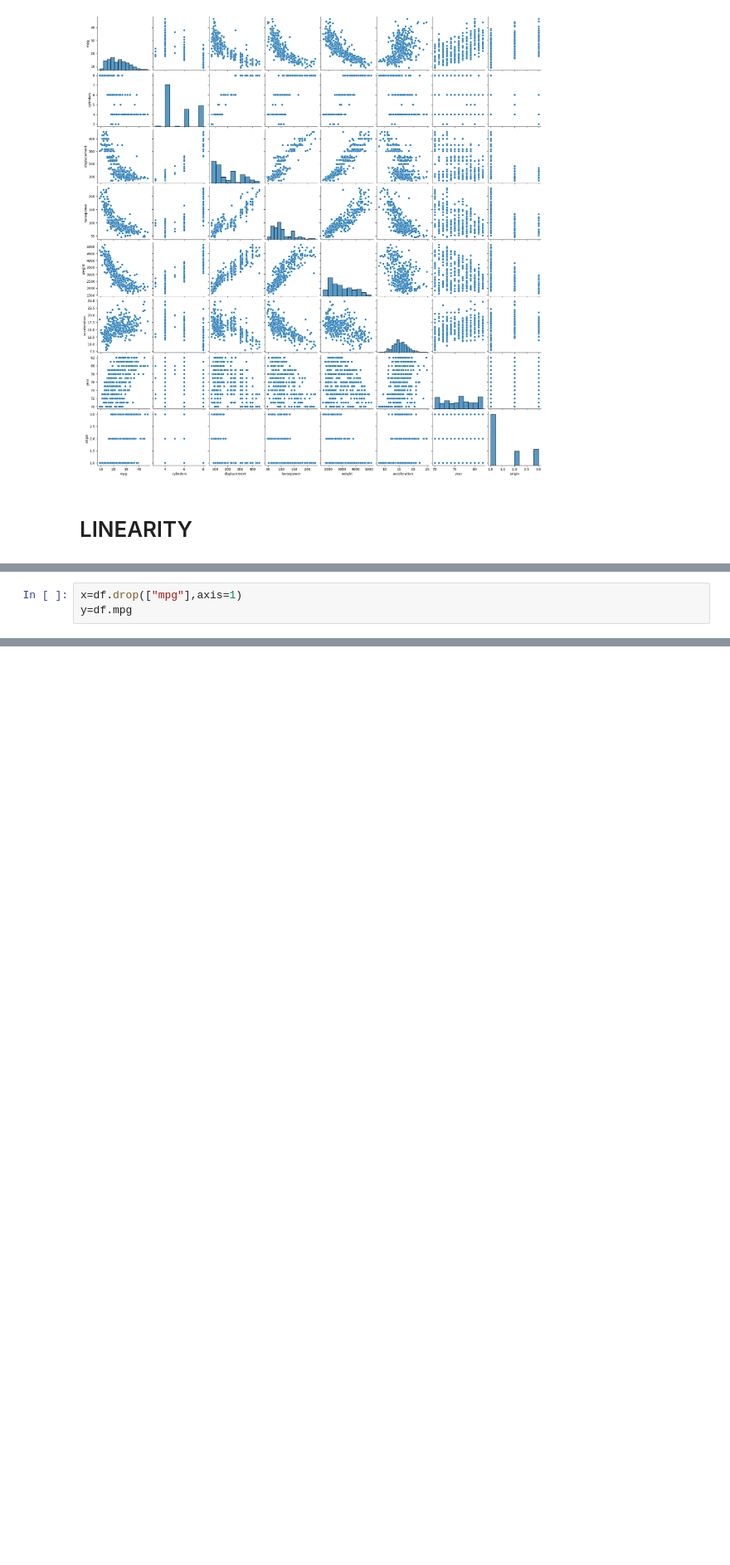
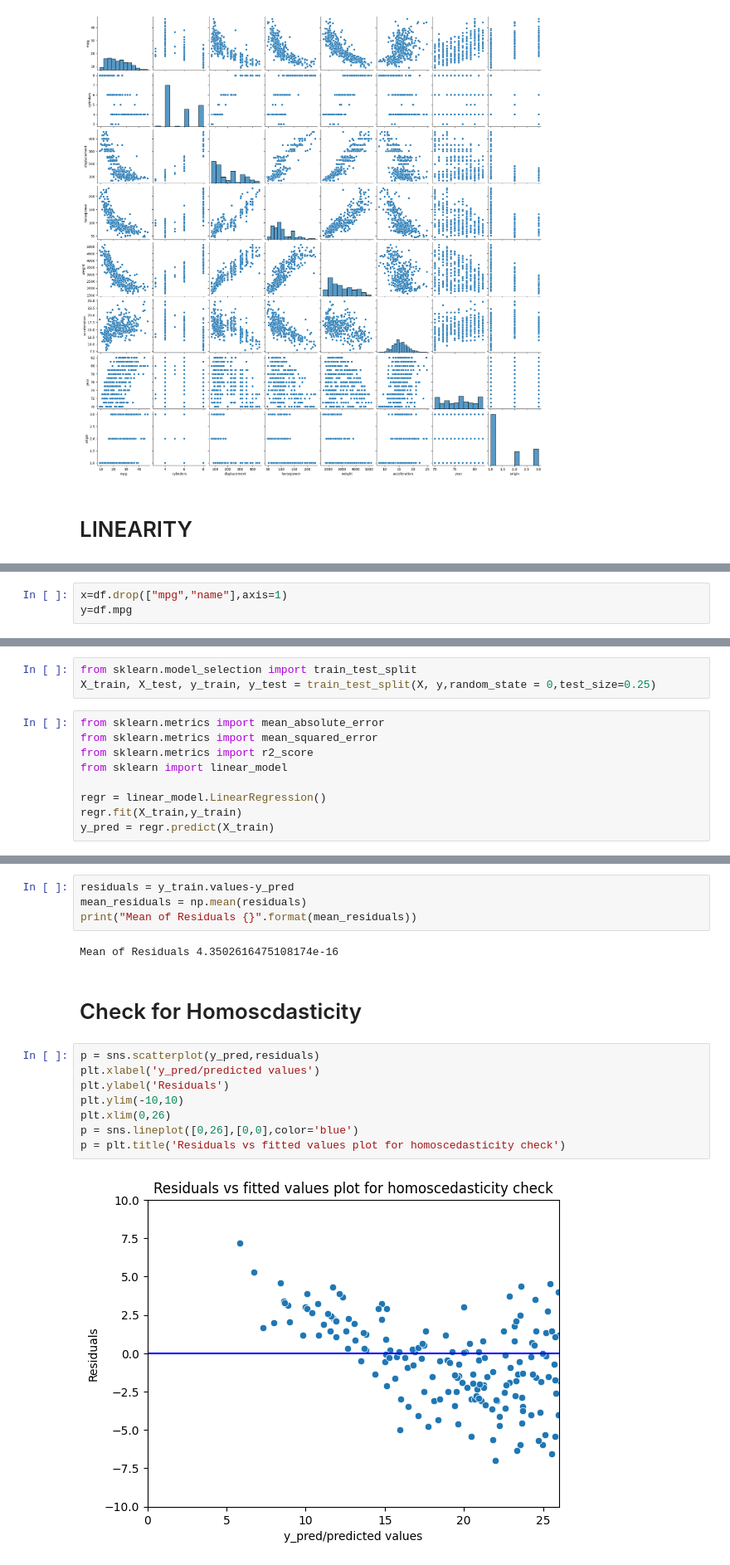
Before and after one commit to MikolajTym/TestAusmptionsOfLinearRegression, a Jupyter notebook: Test linear regression.ipynb, the cells around one changed output, grey strips where cells are left out. Shown at 83% size. Drawn from its saved outputs; the diff is of its cells as text; blank space fills up the shorter version.

```diff
--- a/Test linear regression.ipynb
+++ b/Test linear regression.ipynb
@@ -56,4 +57,4 @@ df[['weight','year','acceleration']].corr()
 # %%
-x=df.drop(["mpg"],axis=1)
+x=df.drop(["mpg","name"],axis=1)
 y=df.mpg
 # %%
@@ -70,0 +92,12 @@ ValueError: could not convert string to float: '?'
+# %%
+from sklearn.model_selection import train_test_split
+X_train, X_test, y_train, y_test = train_test_split(X, y,random_state = 0,test_size=0.25)
+# %%
+from sklearn.metrics import mean_absolute_error
+from sklearn.metrics import mean_squared_error
+from sklearn.metrics import r2_score
+from sklearn import linear_model
+
+regr = linear_model.LinearRegression()
+regr.fit(X_train,y_train)
+y_pred = regr.predict(X_train)
@@ -70,0 +108,18 @@ ValueError: could not convert string to float: '?'
+# %%
+residuals = y_train.values-y_pred
+mean_residuals = np.mean(residuals)
+print("Mean of Residuals {}".format(mean_residuals))
+# %% [output]
+Mean of Residuals 4.3502616475108174e-16
+# %% [markdown]
+# Check for Homoscdasticity
+# %%
+p = sns.scatterplot(y_pred,residuals)
+plt.xlabel('y_pred/predicted values')
+plt.ylabel('Residuals')
+plt.ylim(-10,10)
+plt.xlim(0,26)
+p = sns.lineplot([0,26],[0,0],color='blue')
+p = plt.title('Residuals vs fitted values plot for homoscedasticity check')
+# %% [output]
+[figure, added]
```
Also changed, not shown: parts of 17 cells of this notebook, 1 other file.
